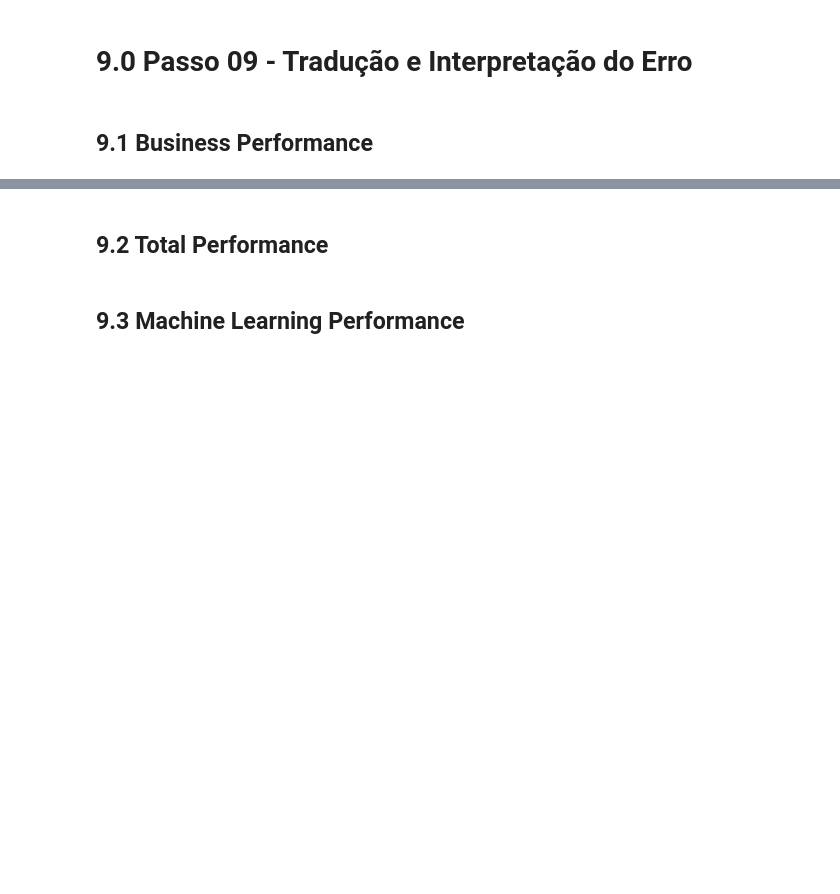
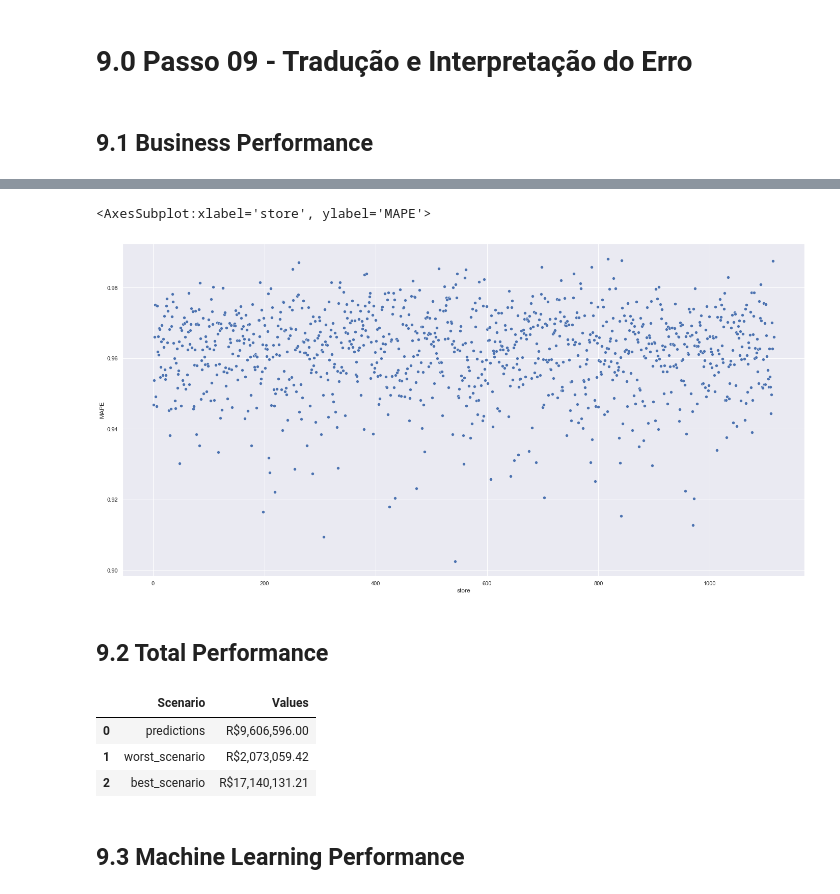
Before and after one commit to valferreiraalv/rossmamm_sales_predict, a Jupyter notebook: notebooks/m04_v01_store_sales_prediction.ipynb, the cells around one changed output, grey strips where cells are left out. Drawn from its saved outputs; the diff is of its cells as text; code cells hidden in the pictures; blank space fills up the shorter version.

Commit message:
Error Interpretation and Translation

```diff
--- a/notebooks/m04_v01_store_sales_prediction.ipynb
+++ b/notebooks/m04_v01_store_sales_prediction.ipynb
@@ -1387,8 +1386,8 @@ df9['predictions'] = np.expm1( yhat_xgb_tuned )
 df91 = df9[['store', 'predictions']].groupby( 'store' ).sum().reset_index()
 
 # MAE and MAPE
-df9_aux1 = df9[['store', 'sales', 'predictions']].groupby( 'store' ).apply( lambda X: mean_absolute_error( X['sales'], X['predictions'] ) ).reset_index().rename( columns={0:'MAE'})
-df9_aux2 = df9[['store', 'sales', 'predictions']].groupby( 'store' ).apply( lambda X: mean_absolute_percentage_error( X['sales'], X['predictions'] ) ).reset_index().rename( columns={0:'MAPE'})
+df9_aux1 = df9[['store', 'sales', 'predictions']].groupby( 'store' ).apply( lambda x: mean_absolute_error( x['sales'], x['predictions'] ) ).reset_index().rename( columns={0:'MAE'})
+df9_aux2 = df9[['store', 'sales', 'predictions']].groupby( 'store' ).apply( lambda x: mean_absolute_percentage_error( x['sales'], x['predictions'] ) ).reset_index().rename( columns={0:'MAPE'})
 
 # Merge
 df9_aux3 = pd.merge( df9_aux1, df9_aux2, how='inner', on='store' )
@@ -1399,4 +1398,4 @@ df92['worst_scenario'] = df92['predictions'] - df92['MAE']
 df92['best_scenario'] = df92['predictions'] + df92['MAE']
 
 # Order columns
-df92 = df92[['sales', 'predictions', 'worst_scenario', 'best_scenario', 'MAE', 'MAPE']]
+df92 = df92[['store', 'predictions', 'worst_scenario', 'best_scenario', 'MAE', 'MAPE']]
@@ -1407,11 +1419,19 @@ df92.sort_values( 'MAPE', ascending=False ).head()
 # %%
-sns.scatteplot( X='store', y='MAPE', data=df92 )
+sns.scatterplot( x='store', y='MAPE', data=df92 )
+# %% [output]
+<AxesSubplot:xlabel='store', ylabel='MAPE'>
+[figure, added]
 # %% [markdown]
 ## 9.2 Total Performance
 # %%
-df93 = df92[['predictions', 'worst_scenario', 'best_scenario']].apply( lambda X:np.sum( X ), axis=0 ).reset_index().rename( columns={'index': 'Scenario', 0:'Values'} )
+df93 = df92[['predictions', 'worst_scenario', 'best_scenario']].apply( lambda x:np.sum( x ), axis=0 ).reset_index().rename( columns={'index': 'Scenario', 0:'Values'} )
 df93['Values'] = df93['Values'].map( 'R${:,.2f}'.format )
 df93
+# %% [output]
+|  | Scenario | Values |
+| 0 | predictions | R$9,606,596.00 |
+| 1 | worst_scenario | R$2,073,059.42 |
+| 2 | best_scenario | R$17,140,131.21 |
 # %% [markdown]
 ## 9.3 Machine Learning Performance
 # %%
```
Also changed, not shown: parts of 21 cells of this notebook.
